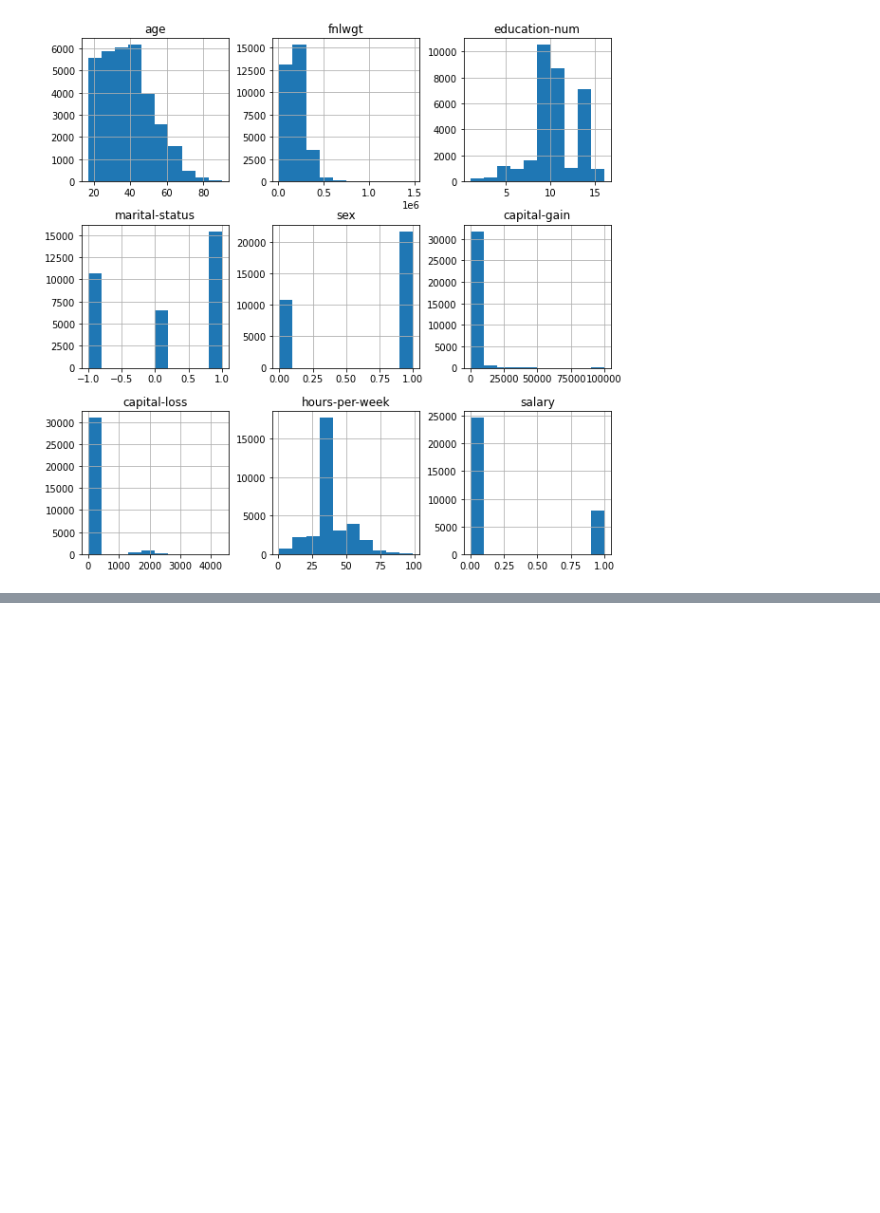
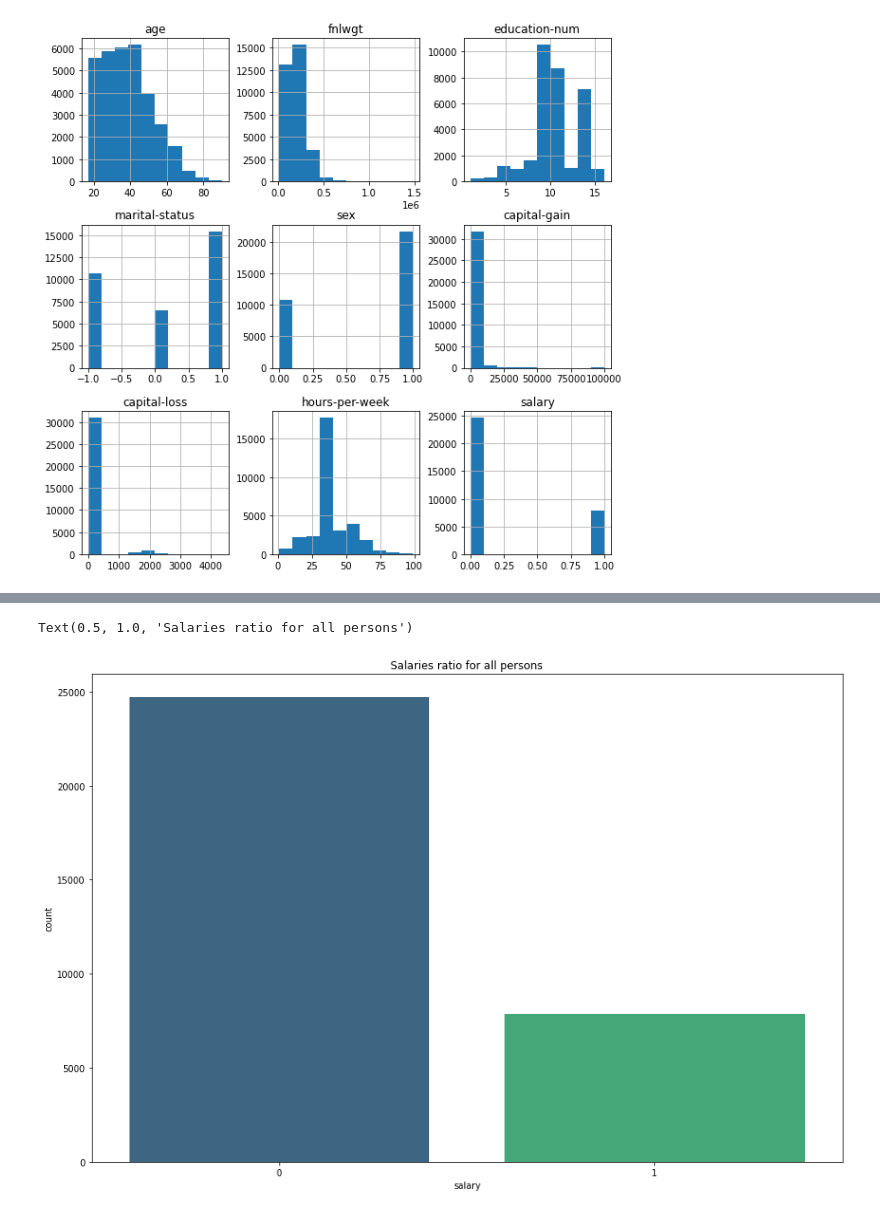
Before and after one commit to larhchim/Salary-Prediction-Classification-ML, a Jupyter notebook: Projet_ML_LARHCHIM_EL_BIYAALI.ipynb, the cells around one changed output, grey strips where cells are left out. Cells and saved outputs as stored; diff of their text form; code cells hidden in the pictures; blank space fills up the shorter version.

```diff
--- a/Projet_ML_LARHCHIM_EL_BIYAALI.ipynb
+++ b/Projet_ML_LARHCHIM_EL_BIYAALI.ipynb
@@ -551,0 +609,7 @@ array([[<matplotlib.axes._subplots.AxesSubplot object at 0x...>,
+# %%
+plt.figure(figsize=(15,10))
+ax = sns.countplot( x=df.salary , data= df , palette='viridis')
+ax.set_title('Salaries ratio for all persons')
+# %% [output]
+Text(0.5, 1.0, 'Salaries ratio for all persons')
+[figure, added]
```
Also changed, not shown: parts of 56 cells of this notebook.
